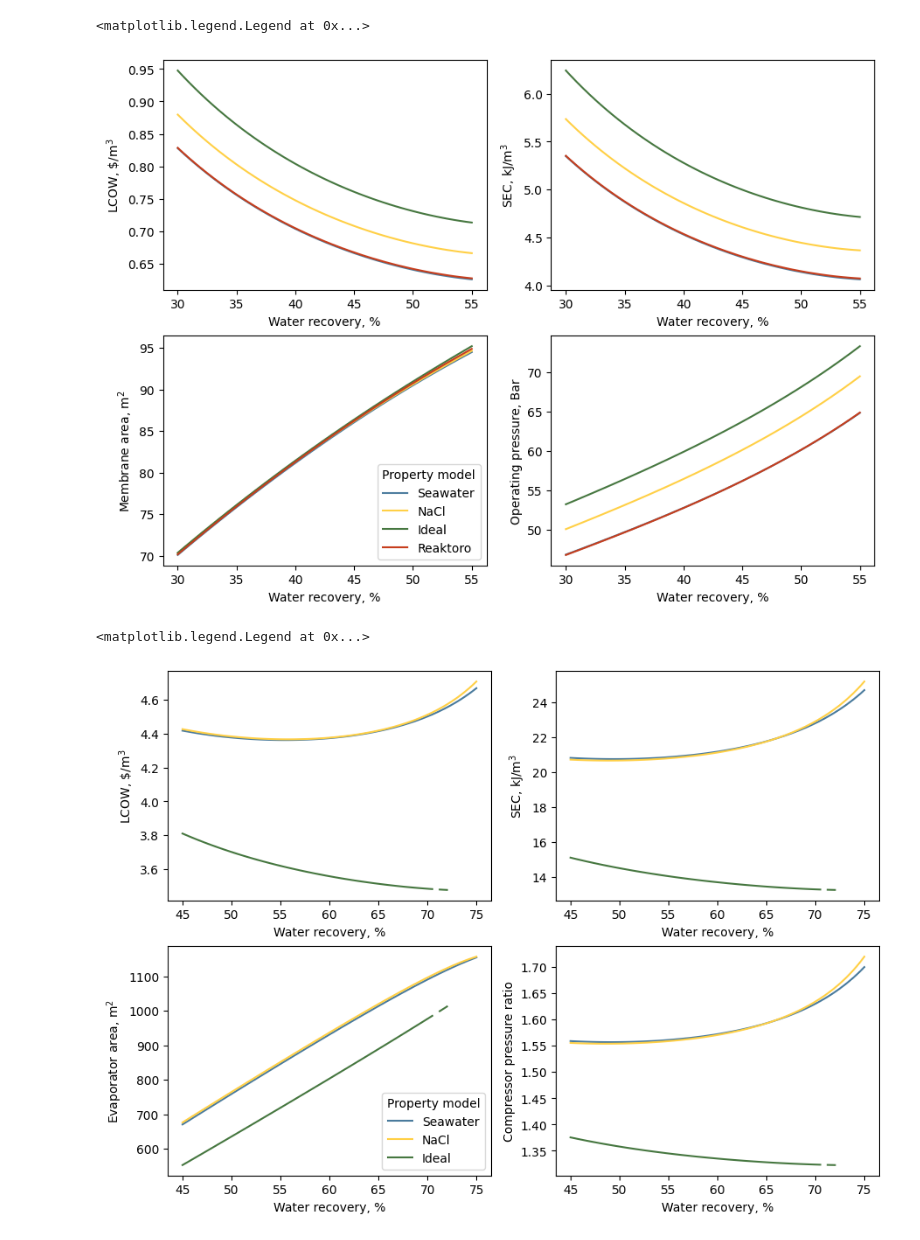
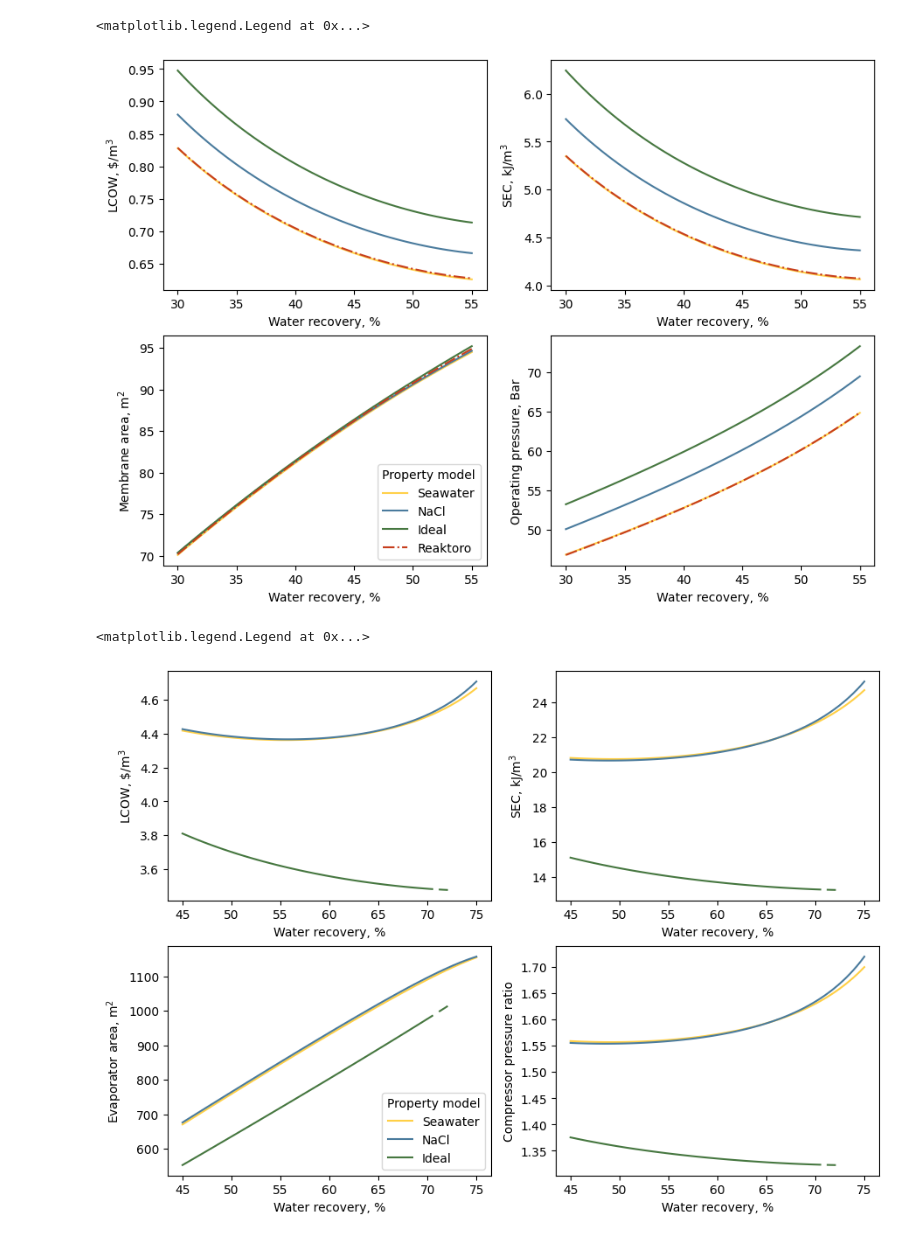
Before and after one commit to savannahsakhai/watertap, a Jupyter notebook: watertap/flowsheets/property_analysis/plotting.ipynb, the cells around one changed output. Cells and saved outputs as stored; diff of their text form; code cells hidden in the pictures.

```diff
--- a/watertap/flowsheets/property_analysis/plotting.ipynb
+++ b/watertap/flowsheets/property_analysis/plotting.ipynb
@@ -33,47 +17,44 @@ data_MVC_seawater.dropna()
 # %%
-sea_color = "#4A7B9D"
-nacl_color = "#FFD046"
+sea_color = "#FFD046"
+nacl_color = "#4A7B9D"
 simple_color = "#467740"
 reaktoro_color = "#C73E1D"
 # %%
 fig, axs = plt.subplots(ncols=2, nrows=2, figsize=(3.5*3, 2.5*3)) #figsize=(3.5, 2.5)
 
 axs[0,0].plot(data_RO_seawater['# Water Recovery']*100, data_RO_seawater['LCOW'], color=sea_color)
 axs[0,0].plot(data_RO_nacl['# Water Recovery']*100, data_RO_nacl['LCOW'], color=nacl_color)
 axs[0,0].plot(data_RO_simple['# Water Recovery']*100, data_RO_simple['LCOW'], color=simple_color)
-axs[0,0].plot(data_RO_reatoro['# Water Recovery']*100, data_RO_reatoro['LCOW'], color=reaktoro_color)
-# axs[0,0].legend(["Seawater","NaCl","Ideal"],title="Property model")
+axs[0,0].plot(data_RO_reatoro['# Water Recovery']*100, data_RO_reatoro['LCOW'], "-.", color=reaktoro_color)
 axs[0,0].set_xlabel("Water recovery, %")
 axs[0,0].set_ylabel("LCOW, $\$$/m$^3$")
 
 axs[0,1].plot(data_RO_seawater['# Water Recovery']*100, data_RO_seawater['SEC'], color=sea_color)
 axs[0,1].plot(data_RO_nacl['# Water Recovery']*100, data_RO_nacl['SEC'], color=nacl_color)
 axs[0,1].plot(data_RO_simple['# Water Recovery']*100, data_RO_simple['SEC'], color=simple_color)
-axs[0,1].plot(data_RO_reatoro['# Water Recovery']*100, data_RO_reatoro['SEC'], color=reaktoro_color)
-# axs[0,1].legend(["Seawater","NaCl","Ideal"],title="Property model")
+axs[0,1].plot(data_RO_reatoro['# Water Recovery']*100, data_RO_reatoro['SEC'], "-.", color=reaktoro_color)
 axs[0,1].set_xlabel("Water recovery, %")
 axs[0,1].set_ylabel("SEC, kJ/m$^{3}$")
 
 axs[1,0].plot(data_RO_seawater['# Water Recovery']*100, data_RO_seawater['Membrane Area'], color=sea_color)
 axs[1,0].plot(data_RO_nacl['# Water Recovery']*100, data_RO_nacl['Membrane Area'], color=nacl_color)
 axs[1,0].plot(data_RO_simple['# Water Recovery']*100, data_RO_simple['Membrane Area'], color=simple_color)
-axs[1,0].plot(data_RO_reatoro['# Water Recovery']*100, data_RO_reatoro['Membrane Area'], color=reaktoro_color)
-# axs[1,0].legend(["Seawater","NaCl","Ideal"],title="Property model")
+axs[1,0].plot(data_RO_reatoro['# Water Recovery']*100, data_RO_reatoro['Membrane Area'], "-.", color=reaktoro_color)
 axs[1,0].set_xlabel("Water recovery, %")
 axs[1,0].set_ylabel("Membrane area, m$^{2}$")
 
 axs[1,1].plot(data_RO_seawater['# Water Recovery']*100, data_RO_seawater['Operating Pressure']/1e5, color=sea_color)
 axs[1,1].plot(data_RO_nacl['# Water Recovery']*100, data_RO_nacl['Operating Pressure']/1e5, color=nacl_color)
 axs[1,1].plot(data_RO_simple['# Water Recovery']*100, data_RO_simple['Operating Pressure']/1e5, color=simple_color)
-axs[1,1].plot(data_RO_reatoro['# Water Recovery']*100, data_RO_reatoro['Operating Pressure']/1e5, color=reaktoro_color)
+axs[1,1].plot(data_RO_reatoro['# Water Recovery']*100, data_RO_reatoro['Operating Pressure']/1e5, "-.", color=reaktoro_color)
 
 axs[1,1].set_xlabel("Water recovery, %")
 axs[1,1].set_ylabel("Operating pressure, Bar")
 
 axs[1,0].legend(["Seawater","NaCl","Ideal","Reaktoro"],title="Property model", loc="lower right")
 # %% [output]
 <matplotlib.legend.Legend at 0x...>
-[figure, old version]
+[figure, new version]
 # %%
 fig, axs = plt.subplots(ncols=2, nrows=2, figsize=(3.5*3, 2.5*3))
 
@@ -86,48 +67,40 @@ data_MVC_nacl_hi = data_MVC_nacl[(data_MVC_nacl["Inlet Salinity"] == 7.000000e-0
 data_MVC_simple_hi = data_MVC_simple[(data_MVC_simple["Inlet Salinity"] == 7.000000e-02) ]
 
 # axs[0,0].plot(data_MVC_seawater_low['# Water Recovery']*100, data_MVC_seawater_low['LCOW'])
+# axs[0,0].plot(data_MVC_nacl_low['# Water Recovery']*100, data_MVC_nacl_low['LCOW'])
+# axs[0,0].plot(data_MVC_simple_low['# Water Recovery']*100, data_MVC_simple_low['LCOW'])
 axs[0,0].plot(data_MVC_seawater_hi['# Water Recovery']*100, data_MVC_seawater_hi['LCOW'], color=sea_color)
-
-# axs[0,0].plot(data_MVC_nacl_low['# Water Recovery']*100, data_MVC_nacl_low['LCOW'])
 axs[0,0].plot(data_MVC_nacl_hi['# Water Recovery']*100, data_MVC_nacl_hi['LCOW'], color=nacl_color)
-
-# axs[0,0].plot(data_MVC_simple_low['# Water Recovery']*100, data_MVC_simple_low['LCOW'])
 axs[0,0].plot(data_MVC_simple_hi['# Water Recovery']*100, data_MVC_simple_hi['LCOW'], color=simple_color)
 
 axs[0,0].set_xlabel("Water recovery, %")
 axs[0,0].set_ylabel("LCOW, $\$$/m$^3$")
 
 # axs[0,1].plot(data_MVC_seawater_low['# Water Recovery']*100, data_MVC_seawater_low['SEC'])
+# axs[0,1].plot(data_MVC_nacl_low['# Water Recovery']*100, data_MVC_nacl_low['SEC'])
+# axs[0,1].plot(data_MVC_simple_low['# Water Recovery']*100, data_MVC_simple_low['SEC'])
 axs[0,1].plot(data_MVC_seawater_hi['# Water Recovery']*100, data_MVC_seawater_hi['SEC'], color=sea_color)
-
-# axs[0,1].plot(data_MVC_nacl_low['# Water Recovery']*100, data_MVC_nacl_low['SEC'])
 axs[0,1].plot(data_MVC_nacl_hi['# Water Recovery']*100, data_MVC_nacl_hi['SEC'], color=nacl_color)
-
-# axs[0,1].plot(data_MVC_simple_low['# Water Recovery']*100, data_MVC_simple_low['SEC'])
 axs[0,1].plot(data_MVC_simple_hi['# Water Recovery']*100, data_MVC_simple_hi['SEC'], color=simple_color)
 
 axs[0,1].set_xlabel("Water recovery, %")
 axs[0,1].set_ylabel("SEC, kJ/m$^{3}$")
 
 # axs[1,0].plot(data_MVC_seawater_low['# Water Recovery']*100, data_MVC_seawater_low['Evaporator area'])
+# axs[1,0].plot(data_MVC_nacl_low['# Water Recovery']*100, data_MVC_nacl_low['Evaporator area'])
+# axs[1,0].plot(data_MVC_simple_low['# Water Recovery']*100, data_MVC_simple_low['Evaporator area'])
 axs[1,0].plot(data_MVC_seawater_hi['# Water Recovery']*100, data_MVC_seawater_hi['Evaporator area'], color=sea_color)
-
-# axs[1,0].plot(data_MVC_nacl_low['# Water Recovery']*100, data_MVC_nacl_low['Evaporator area'])
 axs[1,0].plot(data_MVC_nacl_hi['# Water Recovery']*100, data_MVC_nacl_hi['Evaporator area'], color=nacl_color)
-
-# axs[1,0].plot(data_MVC_simple_low['# Water Recovery']*100, data_MVC_simple_low['Evaporator area'])
 axs[1,0].plot(data_MVC_simple_hi['# Water Recovery']*100, data_MVC_simple_hi['Evaporator area'], color=simple_color)
 
 axs[1,0].set_xlabel("Water recovery, %")
 axs[1,0].set_ylabel("Evaporator area, m$^{2}$")
 
 # axs[1,1].plot(data_MVC_seawater_low['# Water Recovery']*100, data_MVC_seawater_low['Compressor pressure ratio'])
+# axs[1,1].plot(data_MVC_nacl_low['# Water Recovery']*100, data_MVC_nacl_low['Compressor pressure ratio'])
+# axs[1,1].plot(data_MVC_simple_low['# Water Recovery']*100, data_MVC_simple_low['Compressor pressure ratio'])
 axs[1,1].plot(data_MVC_seawater_hi['# Water Recovery']*100, data_MVC_seawater_hi['Compressor pressure ratio'], color=sea_color)
-
-# axs[1,1].plot(data_MVC_nacl_low['# Water Recovery']*100, data_MVC_nacl_low['Compressor pressure ratio'])
 axs[1,1].plot(data_MVC_nacl_hi['# Water Recovery']*100, data_MVC_nacl_hi['Compressor pressure ratio'], color=nacl_color)
-
-# axs[1,1].plot(data_MVC_simple_low['# Water Recovery']*100, data_MVC_simple_low['Compressor pressure ratio'])
 axs[1,1].plot(data_MVC_simple_hi['# Water Recovery']*100, data_MVC_simple_hi['Compressor pressure ratio'], color=simple_color)
 
 axs[1,1].set_xlabel("Water recovery, %")
@@ -136,4 +109,4 @@ axs[1,1].set_ylabel("Compressor pressure ratio")
 axs[1,0].legend(["Seawater","NaCl","Ideal"],title="Property model", loc="lower right")
 # %% [output]
 <matplotlib.legend.Legend at 0x...>
-[figure, old version]
+[figure, new version]
```
Also changed, not shown: parts of 1 cell of this notebook, 17 other files.
